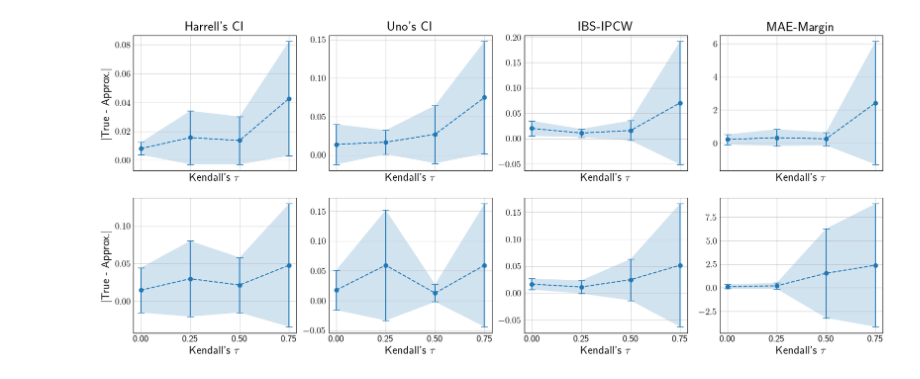
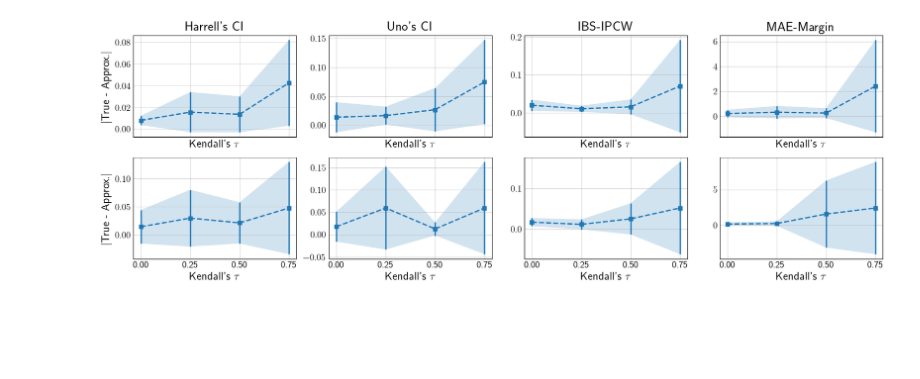
Before and after one commit to thecml/survival-copula, a Jupyter notebook: notebooks/plot_metric_error.ipynb, the cells around one changed output. Saved outputs shown, nothing was run; the diff lists cells and outputs as text; code cells hidden in the pictures; blank space fills up the shorter version.

Commit message:
Updated plot

```diff
--- a/notebooks/plot_metric_error.ipynb
+++ b/notebooks/plot_metric_error.ipynb
@@ -30,7 +30,7 @@ error_columns = [('ci_harrell_error', "CI"), ("ci_uno_error", "CI"),
 error_names = ["Harrell\'s CI", "Uno\'s CI", "IBS-IPCW", "MAE-Margin"]
 
 # Create subplots (2 rows, 4 columns)
-fig, axs = plt.subplots(2, 4, figsize=(20, 8), sharex=True)
+fig, axs = plt.subplots(2, 4, figsize=(20, 6), sharex=True)
 
 # Row mapping for Clayton and Frank copulas
 copula_rows = {'clayton': 0, 'frank': 1}
@@ -45,37 +45,38 @@ for col_idx, (column, title) in enumerate(error_columns):
         # Plot the metric with error bars and shaded area
         axs[row_idx, col_idx].errorbar(
             copula_data['k_tau'], copula_data[column],
-            yerr=copula_std[column], fmt='o', linestyle='dashed',
-            label=f"{copula_name.capitalize()} {title}", capsize=5
+            yerr=copula_std[column], fmt='s', linestyle='dashed',
+            label=f"{copula_name.capitalize()} {title}", alpha=1,
+            linewidth=2, markersize=6
         )
         axs[row_idx, col_idx].fill_between(
             copula_data['k_tau'],
             copula_data[column] - copula_std[column],
             copula_data[column] + copula_std[column],
             alpha=0.2
         )
 
         # Set axis labels and titles
         if row_idx == 0:
             axs[row_idx, col_idx].set_title(f"{error_names[col_idx]}")
         axs[row_idx, col_idx].set_xticks([0.0, 0.25, 0.5, 0.75])
         axs[row_idx, col_idx].set_xticklabels(['0.00', '0.25', '0.50', '0.75'])
         if col_idx == 0:
             axs[row_idx, col_idx].set_ylabel(r"$|$True - Approx.$|$")
         axs[row_idx, col_idx].grid(True, alpha=0.5)
 
         axs[row_idx, col_idx].tick_params(axis='y', which='both', length=0)
         axs[row_idx, col_idx].tick_params(axis='x', which='both', length=0)
 
         axs[row_idx, col_idx].set_xlabel("Kendall's $\\tau$")
 
 # Adjust layout for better spacing
 #plt.tight_layout()
 
 # Save figure
 plt.savefig(f"{cfg.PLOTS_DIR}/metric_error_copula.pdf", format='pdf', bbox_inches='tight')
 
 # Show the plot
 plt.show()
 # %% [output]
-[figure, old version]
+[figure, new version]
```
